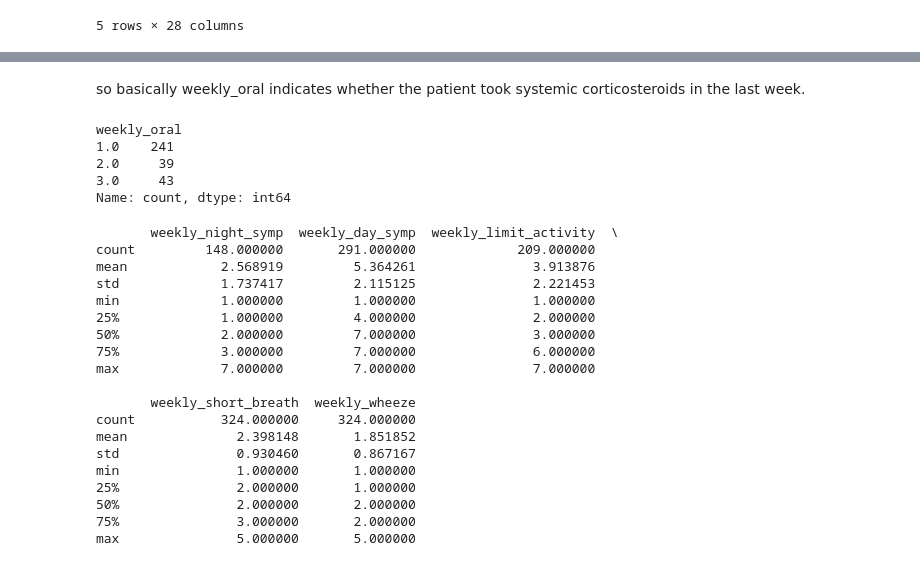
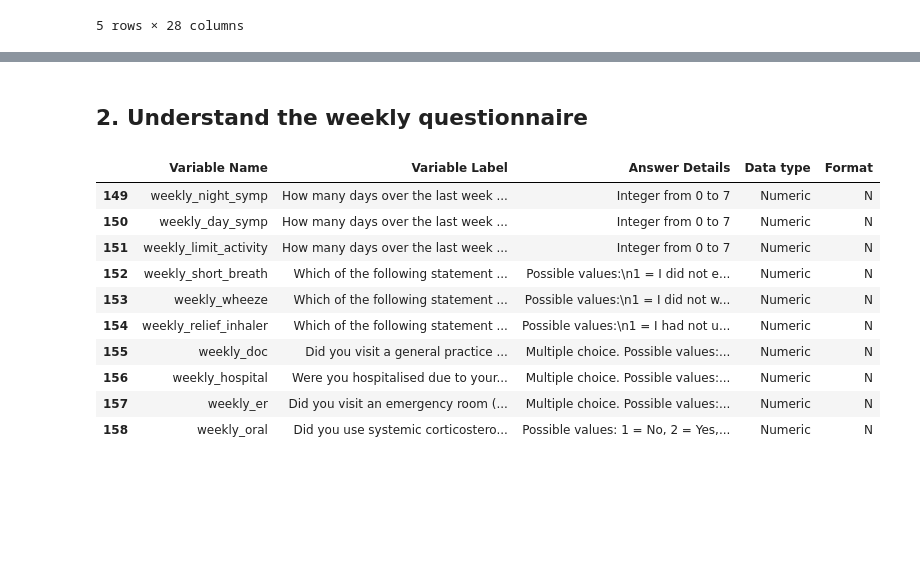
Before and after one commit to dumbgesh/asthma-attack-prediction, a Jupyter notebook: aa_prediction.ipynb, the cells around one changed output, grey strips where cells are left out. Saved outputs shown, nothing was run; the diff lists cells and outputs as text; code cells hidden in the pictures; blank space fills up the shorter version.

```diff
--- a/aa_prediction.ipynb
+++ b/aa_prediction.ipynb
@@ -94,40 +75,37 @@ display(weekly_oral_info.T)
-# %% [markdown]
-so basically weekly_oral indicates whether the patient took systemic corticosteroids in the last week.
-# %%
-print(weekly["weekly_oral"].value_counts().sort_index())
-# %% [output]
-weekly_oral
-1.0    241
-2.0     39
-3.0     43
-Name: count, dtype: int64
-# %%
-#total 323 observations of weekly_oral
-
-print(weekly[[
-    "weekly_night_symp",
-    "weekly_day_symp",
-    "weekly_limit_activity",
-    "weekly_short_breath",
-    "weekly_wheeze"
-]].describe())
-# %% [output]
-       weekly_night_symp  weekly_day_symp  weekly_limit_activity  \
-count         148.000000       291.000000             209.000000
-mean            2.568919         5.364261               3.913876
-std             1.737417         2.115125               2.221453
-min             1.000000         1.000000               1.000000
-25%             1.000000         4.000000               2.000000
-50%             2.000000         7.000000               3.000000
-75%             3.000000         7.000000               6.000000
-max             7.000000         7.000000               7.000000
-
-       weekly_short_breath  weekly_wheeze
-count           324.000000     324.000000
-mean              2.398148       1.851852
-std               0.930460       0.867167
-min               1.000000       1.000000
-25%               2.000000       1.000000
-50%               2.000000       2.000000
-75%               3.000000       2.000000
-max               5.000000       5.000000
+# %% [markdown]
+## 2. Understand the weekly questionnaire
+# %%
+# Load the data dictionary once so we can verify variable meanings
+data_dict = pd.read_excel(
+    "data/aamos00_data_dictionary.xlsx",
+    sheet_name="data_dictionary"
+)
+
+weekly_vars = [
+    "weekly_night_symp",
+    "weekly_day_symp",
+    "weekly_limit_activity",
+    "weekly_short_breath",
+    "weekly_wheeze",
+    "weekly_oral",
+    "weekly_relief_inhaler",
+    "weekly_doc",
+    "weekly_hospital",
+    "weekly_er"
+]
+
+# Show the definitions and coding for the weekly variables
+weekly_dict = data_dict[data_dict["Variable Name"].isin(weekly_vars)]
+display(weekly_dict[["Variable Name", "Variable Label", "Answer Details", "Data type", "Format"]])
+# %% [output]
+|  | Variable Name | Variable Label | Answer Details | Data type | Format |
+| 149 | weekly_night_symp | How many days over the last week ... | Integer from 0 to 7 | Numeric | N |
+| 150 | weekly_day_symp | How many days over the last week ... | Integer from 0 to 7 | Numeric | N |
+| 151 | weekly_limit_activity | How many days over the last week ... | Integer from 0 to 7 | Numeric | N |
+| 152 | weekly_short_breath | Which of the following statement ... | Possible values:\n1 = I did not e... | Numeric | N |
+| 153 | weekly_wheeze | Which of the following statement ... | Possible values:\n1 = I did not w... | Numeric | N |
+| 154 | weekly_relief_inhaler | Which of the following statement ... | Possible values:\n1 = I had not u... | Numeric | N |
+| 155 | weekly_doc | Did you visit a general practice ... | Multiple choice. Possible values:... | Numeric | N |
+| 156 | weekly_hospital | Were you hospitalised due to your... | Multiple choice. Possible values:... | Numeric | N |
+| 157 | weekly_er | Did you visit an emergency room (... | Multiple choice. Possible values:... | Numeric | N |
+| 158 | weekly_oral | Did you use systemic corticostero... | Possible values: 1 = No, 2 = Yes,... | Numeric | N |
```
Also changed, not shown: parts of 20 cells of this notebook.
